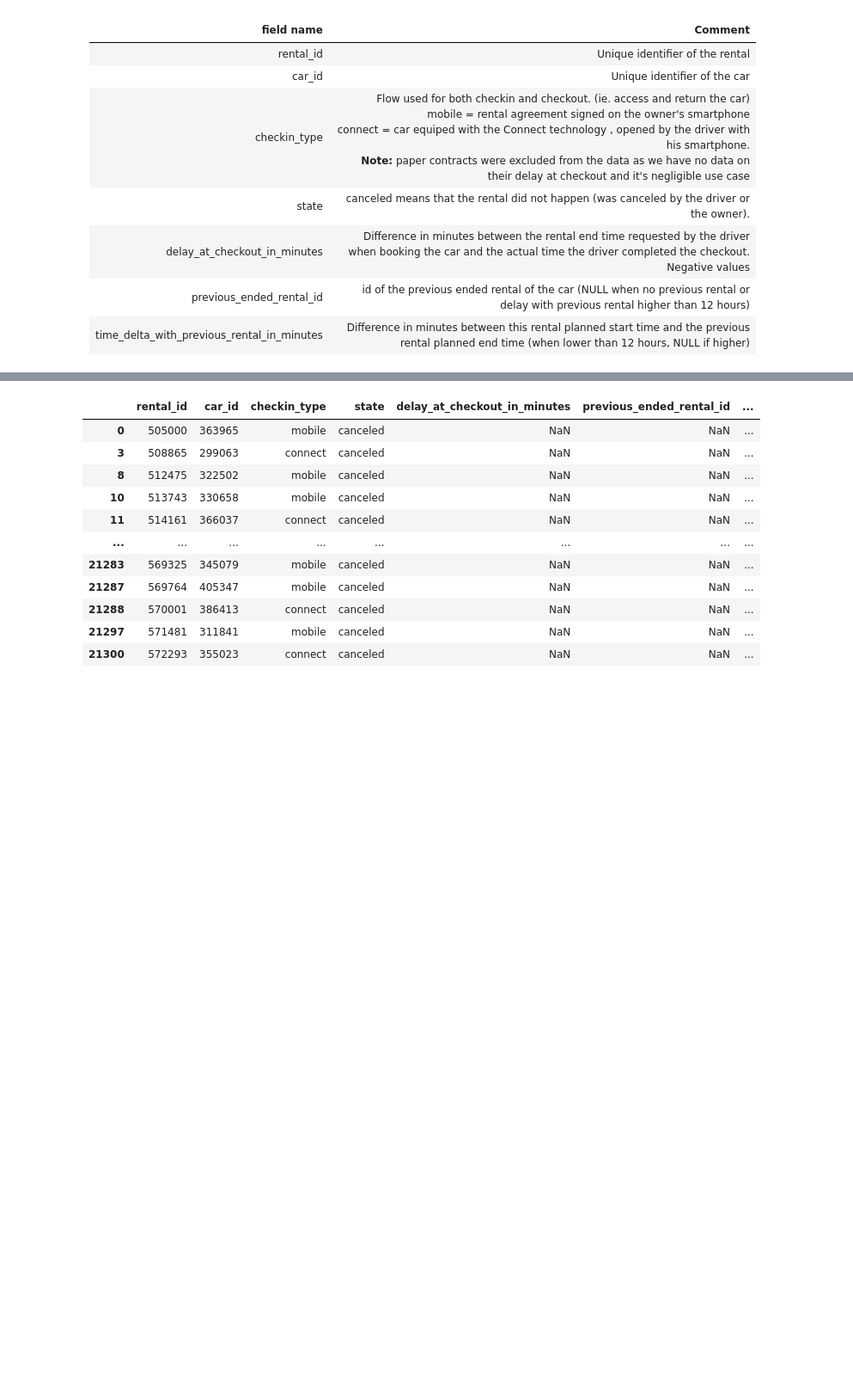
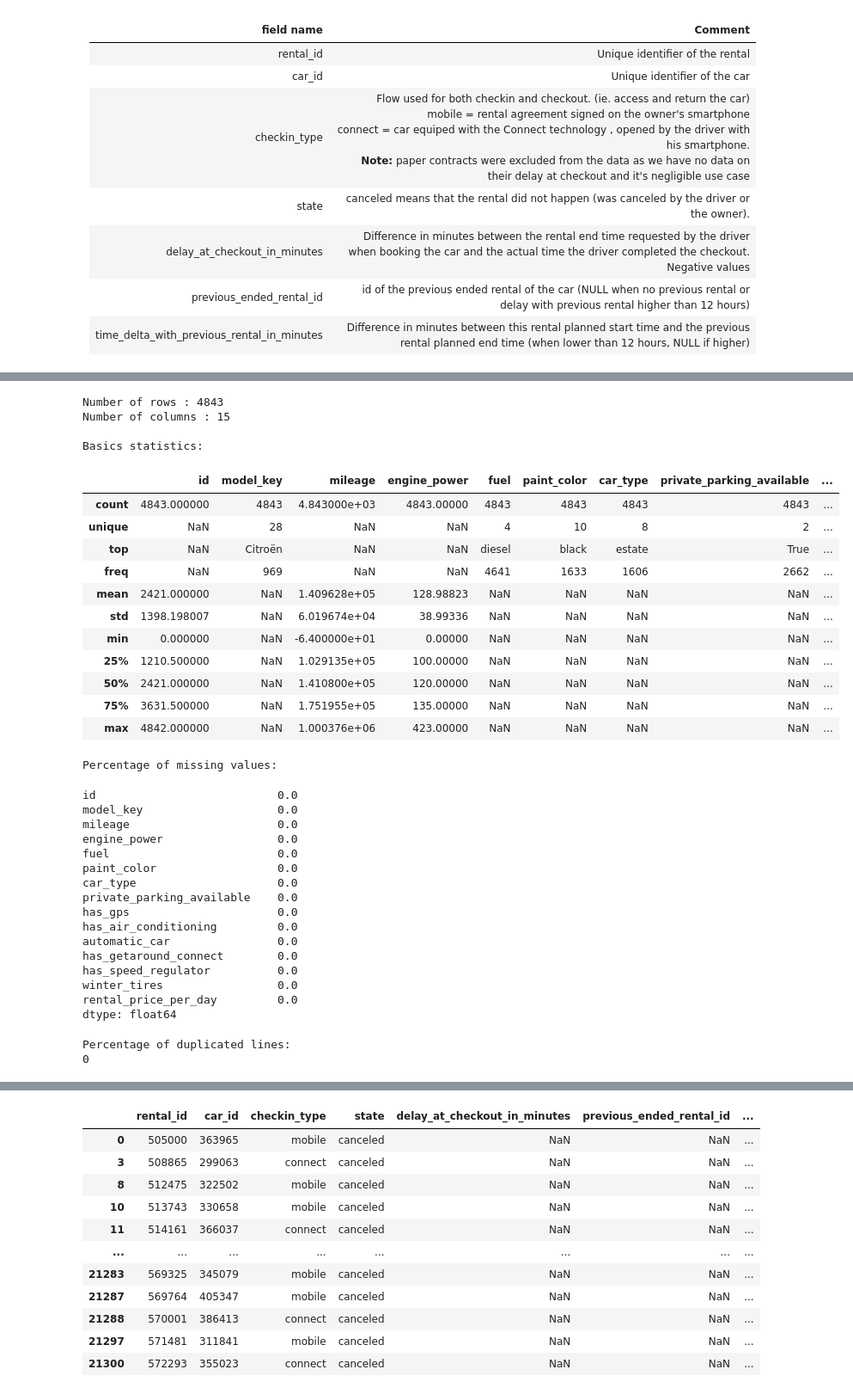
Before and after one commit to pradelf/getaround, a Jupyter notebook: notebooks/02_Getaround_eda.ipynb, the cells around one changed output, grey strips where cells are left out. Shown at 86% size. Drawn from its saved outputs; the diff is of its cells as text; code cells hidden in the pictures; blank space fills up the shorter version.

```diff
--- a/notebooks/02_Getaround_eda.ipynb
+++ b/notebooks/02_Getaround_eda.ipynb
@@ -81,0 +169,3 @@ None
+# %%
+pricing_df = pd.read_csv("../data/raw/get_around_pricing_project.csv",sep=",")
+print(fp.eda.summary(pricing_df))
@@ -81,0 +190,50 @@ None
+# %%
+# Statistiques basiques sur le dataset original
+
+print("Number of rows : {}".format(pricing_df.shape[0]))
+print("Number of columns : {}".format(pricing_df.shape[1]))
+
+print("\nBasics statistics: ")
+display(pricing_df.describe(include="all"))
+
+print("\nPercentage of missing values: ")
+display(100 * pricing_df.isnull().sum() / pricing_df.shape[0])
+
+print("\nPercentage of duplicated lines: ")
+print(pricing_df.duplicated().sum())
+# %% [output]
+Number of rows : 4843
+Number of columns : 15
+
+Basics statistics:
+|  | id | model_key | mileage | engine_power | fuel | paint_color | car_type | private_parking_available | ... |
+| count | 4843.000000 | 4843 | 4.843000e+03 | 4843.00000 | 4843 | 4843 | 4843 | 4843 | ... |
+| unique | NaN | 28 | NaN | NaN | 4 | 10 | 8 | 2 | ... |
+| top | NaN | Citroën | NaN | NaN | diesel | black | estate | True | ... |
+| freq | NaN | 969 | NaN | NaN | 4641 | 1633 | 1606 | 2662 | ... |
+| mean | 2421.000000 | NaN | 1.409628e+05 | 128.98823 | NaN | NaN | NaN | NaN | ... |
+| std | 1398.198007 | NaN | 6.019674e+04 | 38.99336 | NaN | NaN | NaN | NaN | ... |
+| min | 0.000000 | NaN | -6.400000e+01 | 0.00000 | NaN | NaN | NaN | NaN | ... |
+| 25% | 1210.500000 | NaN | 1.029135e+05 | 100.00000 | NaN | NaN | NaN | NaN | ... |
+| 50% | 2421.000000 | NaN | 1.410800e+05 | 120.00000 | NaN | NaN | NaN | NaN | ... |
+| 75% | 3631.500000 | NaN | 1.751955e+05 | 135.00000 | NaN | NaN | NaN | NaN | ... |
+| max | 4842.000000 | NaN | 1.000376e+06 | 423.00000 | NaN | NaN | NaN | NaN | ... |
+Percentage of missing values:
+id                           0.0
+model_key                    0.0
+mileage                      0.0
+engine_power                 0.0
+fuel                         0.0
+paint_color                  0.0
+car_type                     0.0
+private_parking_available    0.0
+has_gps                      0.0
+has_air_conditioning         0.0
+automatic_car                0.0
+has_getaround_connect        0.0
+has_speed_regulator          0.0
+winter_tires                 0.0
+rental_price_per_day         0.0
+dtype: float64
+Percentage of duplicated lines:
+0
```
Also changed, not shown: parts of 32 cells of this notebook, 5 other files.
